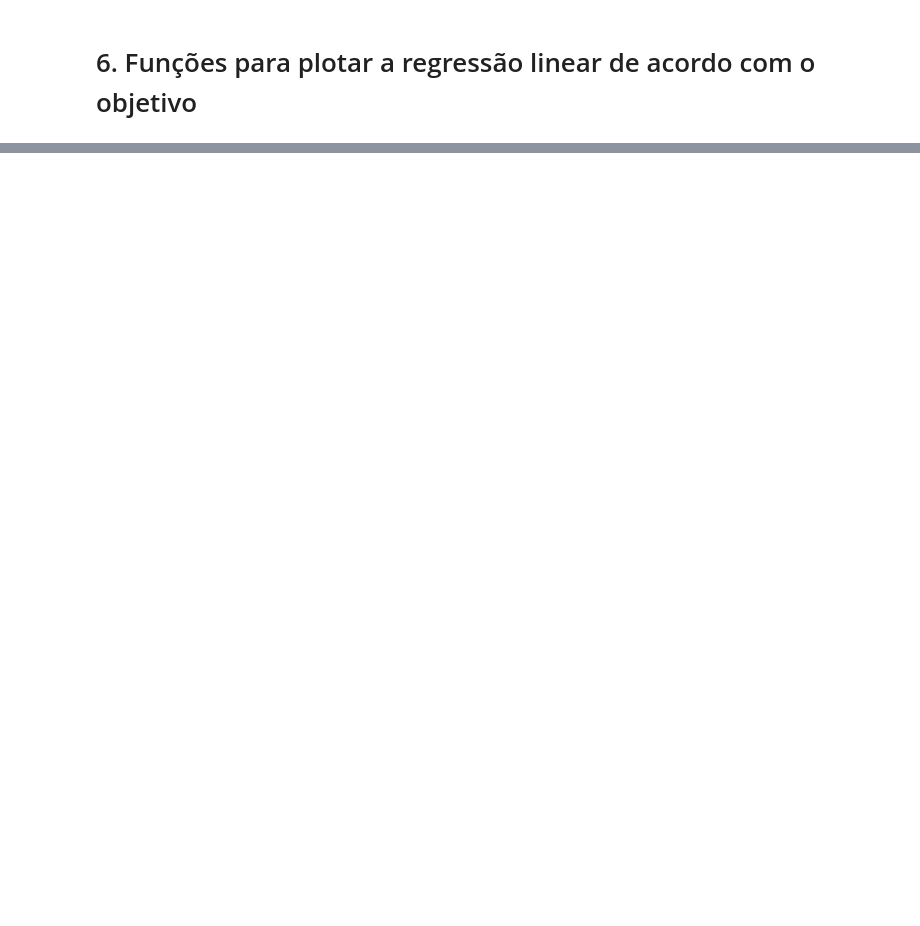
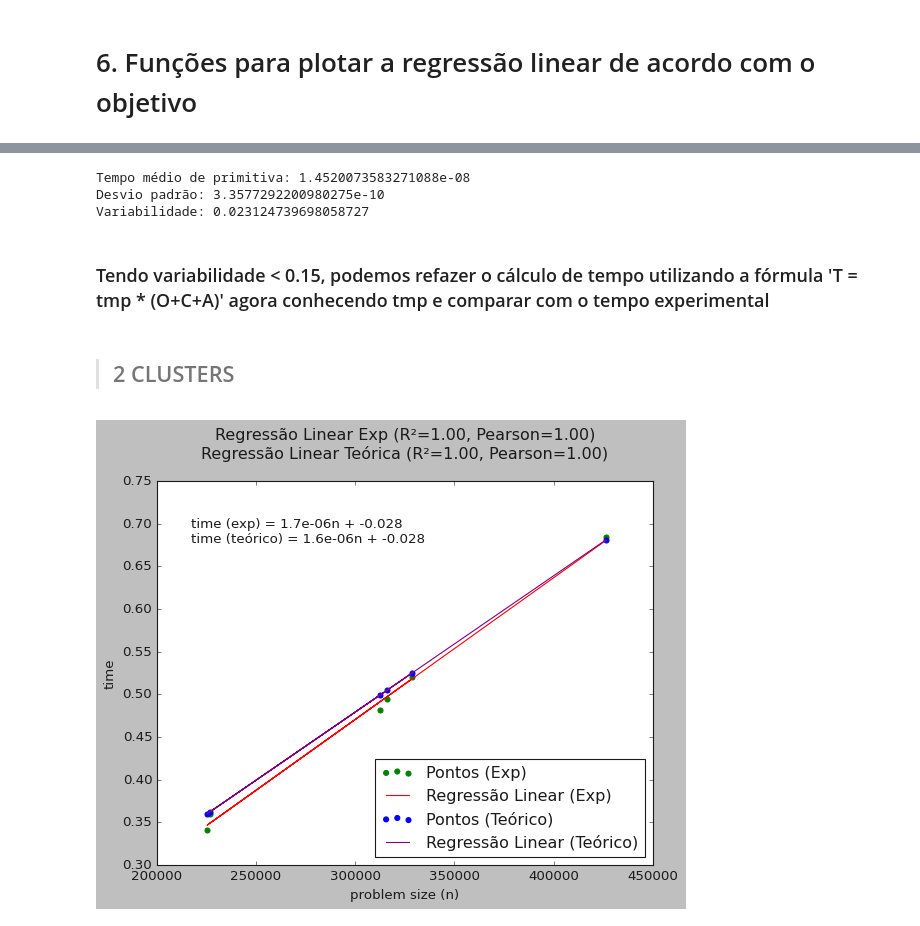
Before and after one commit to vinissmaciel/6-semestre, a Jupyter notebook: ViniciusMaciel_Credito3_EP_2024.1_parcial.ipynb, the cells around one changed output, grey strips where cells are left out. Saved outputs shown, nothing was run; the diff lists cells and outputs as text; code cells hidden in the pictures; blank space fills up the shorter version.

```diff
--- a/ViniciusMaciel_Credito3_EP_2024.1_parcial.ipynb
+++ b/ViniciusMaciel_Credito3_EP_2024.1_parcial.ipynb
@@ -576,0 +591,15 @@ Como a variabilidade em todas as imagens ficou menor que 0.15, o estudo possui c
+# %%
+tempos_primitivas_flat = np.array(tempos_primitivas)
+tempos_primitivas_flat = tempos_primitivas_flat.flatten()
+
+tmp = np.mean(tempos_primitivas_flat)
+sd = np.std(tempos_primitivas_flat)
+var = sd/tmp
+
+print("Tempo médio de primitiva:", tmp, "\nDesvio padrão:", sd, "\nVariabilidade:", var)
+# %% [output]
+Tempo médio de primitiva: 1.4520073583271088e-08
+Desvio padrão: 3.3577292200980275e-10
+Variabilidade: 0.023124739698058727
+# %% [markdown]
+### Tendo variabilidade < 0.15, podemos refazer o cálculo de tempo utilizando a fórmula 'T = tmp * (O+C+A)' agora conhecendo tmp e comparar com o tempo experimental
@@ -576,0 +611,46 @@ Como a variabilidade em todas as imagens ficou menor que 0.15, o estudo possui c
+# %%
+# Calcular a regressão linear
+def show_linear_time_2(n,t,T):
+    slope, intercept, r_value, p_value, std_err = stats.linregress(n, t)
+    line = slope * np.array(n) + intercept
+
+    # Calcular R^2 (coeficiente de determinação) e o coeficiente de correlação de Pearson
+    r_squared = r_value ** 2
+    pearson_coeficiente = r_value
+
+    slope2, intercept2, r_value2, p_value2, std_err2 = stats.linregress(n, T)
+    line2 = slope2 * np.array(n) + intercept2
+
+    # Calcular R^2 (coeficiente de determinação) e o coeficiente de correlação de Pearson
+    r_squared2 = r_value2 ** 2
+    pearson_coeficiente2 = r_value2
+
+    # Plotar os pontos e a linha de regressão linear
+    plt.scatter(n, t, color='green', label='Pontos (Exp)')
+    plt.plot(n, line, color='red', label='Regressão Linear (Exp)')
+
+    plt.scatter(n, T, color='blue', label='Pontos (Teórico)')
+    plt.plot(n, line2, color='purple', label='Regressão Linear (Teórico)')
+
+    # Adicionar título com R^2 e o coeficiente de correlação de Pearson
+    titulo = f'Regressão Linear Exp (R²={r_squared:.2f}, Pearson={pearson_coeficiente:.2f})\nRegressão Linear Teórica (R²={r_squared2:.2f}, Pearson={pearson_coeficiente2:.2f})\n'
+    plt.title(titulo)
+    # Adicionar legenda para a equação da linha
+    plt.text(0.07, 0.8, f'time (exp) = {slope:.2g}n + {intercept:.2g}\ntime (teórico) = {slope2:.2g}n + {intercept:.2g}\n', fontsize=12, transform=plt.gca().transAxes)
+
+    # Adicionar legendas
+    plt.xlabel('problem size (n)')
+    plt.ylabel('time')
+    plt.legend(loc="lower right")
+
+    # Exibir o gráfico
+    plt.show()
+# %% [markdown]
+>## 2 CLUSTERS
+# %%
+T2 = [calc_tempo_Teorico(2, image[0].n, tmp) for image in lista_full]
+
+n = [image[0].n for image in lista_full]
+show_linear_time_2(n,t2,T2)
+# %% [output]
+[figure, added]
```
Also changed, not shown: parts of 25 cells of this notebook.
